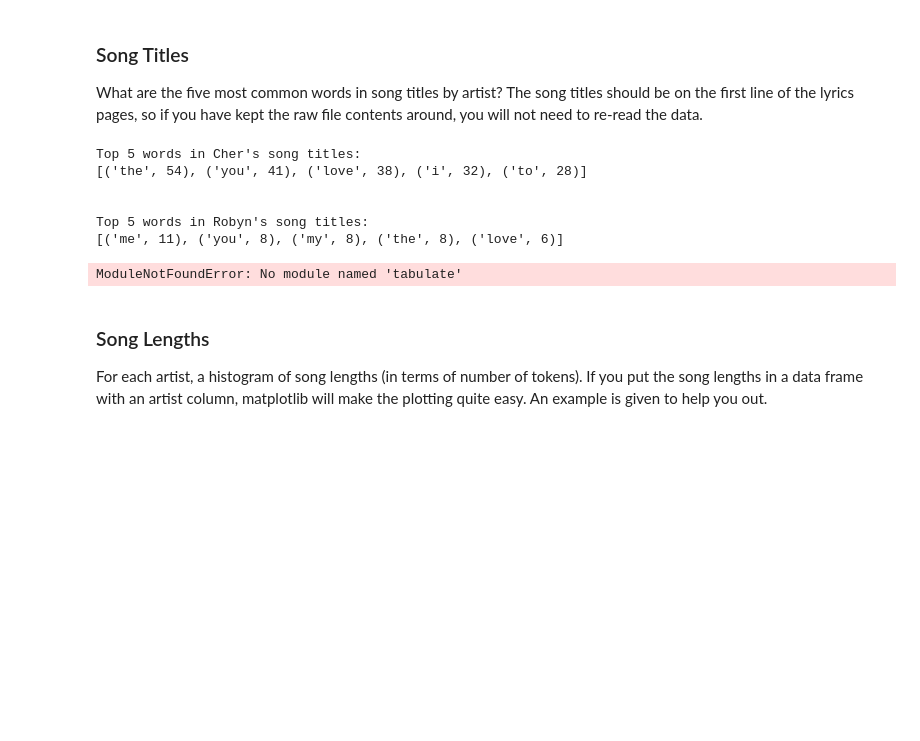
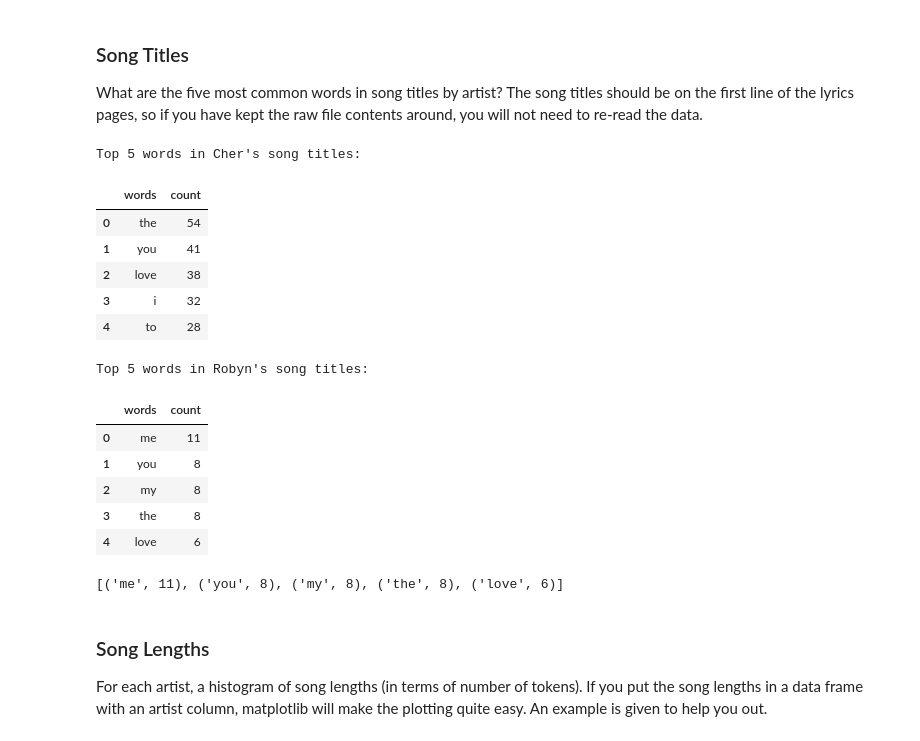
Before and after one commit to junclemente/ads509-assignments, a Jupyter notebook: wk2/Lyrics and Description EDA.ipynb, the cells around one changed output. Drawn from its saved outputs; the diff is of its cells as text; code cells hidden in the pictures; blank space fills up the shorter version.

```diff
--- a/wk2/Lyrics and Description EDA.ipynb
+++ b/wk2/Lyrics and Description EDA.ipynb
@@ -423,29 +497,33 @@ df_lyrics
 # %%
 # Your code here
 # stopwords were not removed for song titles
 df_lyrics["tkn_song_titles"] = df_lyrics["song_title"].apply(clean_text)
 
 print("Top 5 words in Cher's song titles:")
 cher_song_titles = get_token_list(df_lyrics, "cher", "tkn_song_titles")
-print(Counter(cher_song_titles).most_common(5))
+display_counter(cher_song_titles, 5, "words", "count")
+# print(Counter(cher_song_titles).most_common(5))
 
 print("\n\nTop 5 words in Robyn's song titles:")
 robyn_song_titles = get_token_list(df_lyrics, "robyn", "tkn_song_titles")
-print(Counter(robyn_song_titles).most_common(5))
+display_counter(robyn_song_titles, 5, "words", "count")
+# print(Counter(robyn_song_titles).most_common(5))
 # %% [output]
 Top 5 words in Cher's song titles:
-[('the', 54), ('you', 41), ('love', 38), ('i', 32), ('to', 28)]
-
-
-Top 5 words in Robyn's song titles:
-[('me', 11), ('you', 8), ('my', 8), ('the', 8), ('love', 6)]
+|  | words | count |
+| 0 | the | 54 |
+| 1 | you | 41 |
+| 2 | love | 38 |
+| 3 | i | 32 |
+| 4 | to | 28 |
+Top 5 words in Robyn's song titles:
+|  | words | count |
+| 0 | me | 11 |
+| 1 | you | 8 |
+| 2 | my | 8 |
+| 3 | the | 8 |
+| 4 | love | 6 |
+[('me', 11), ('you', 8), ('my', 8), ('the', 8), ('love', 6)]
-# %%
-from tabulate import tabulate
-
-data = Counter(robyn_song_titles).most_common(5)
-print(tabulate(data, headers=["word", "count"]))
-# %% [output]
-ModuleNotFoundError: No module named 'tabulate'
 # %% [markdown]
 ### Song Lengths
 
```
Also changed, not shown: parts of 14 cells of this notebook.
